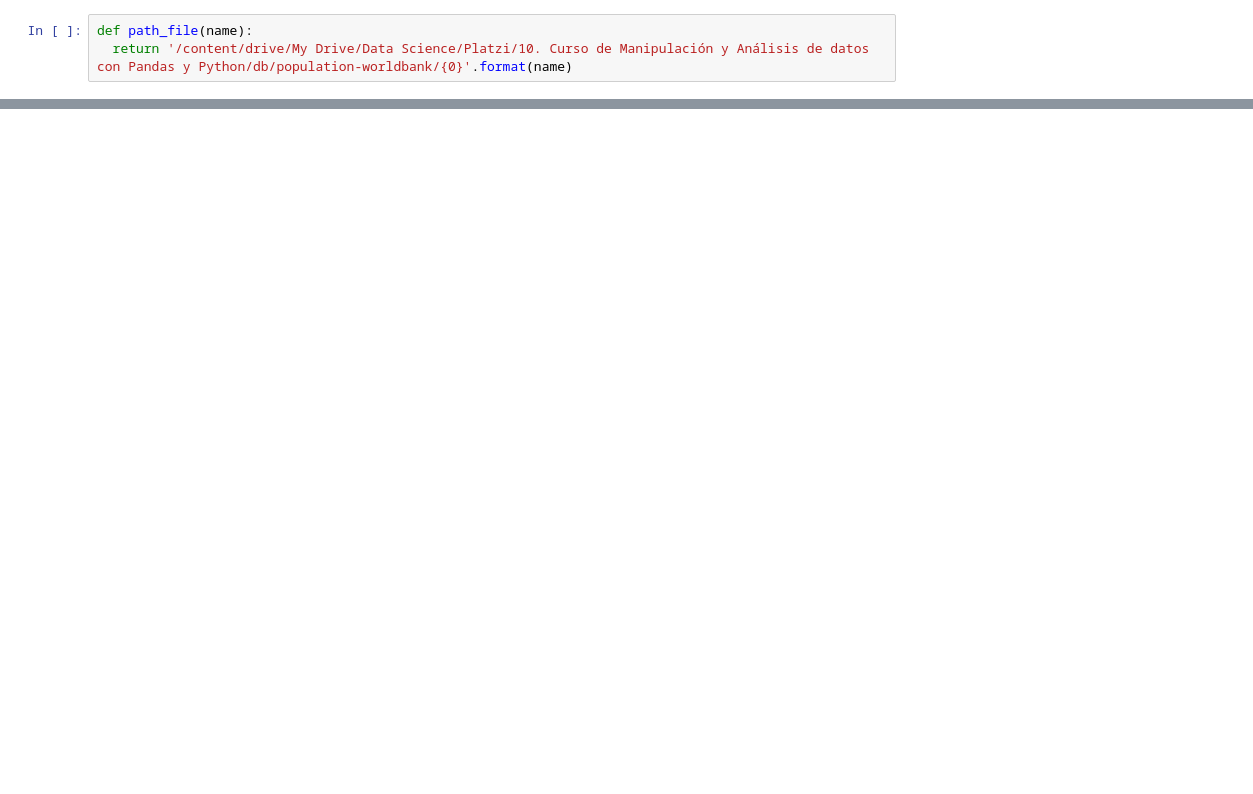
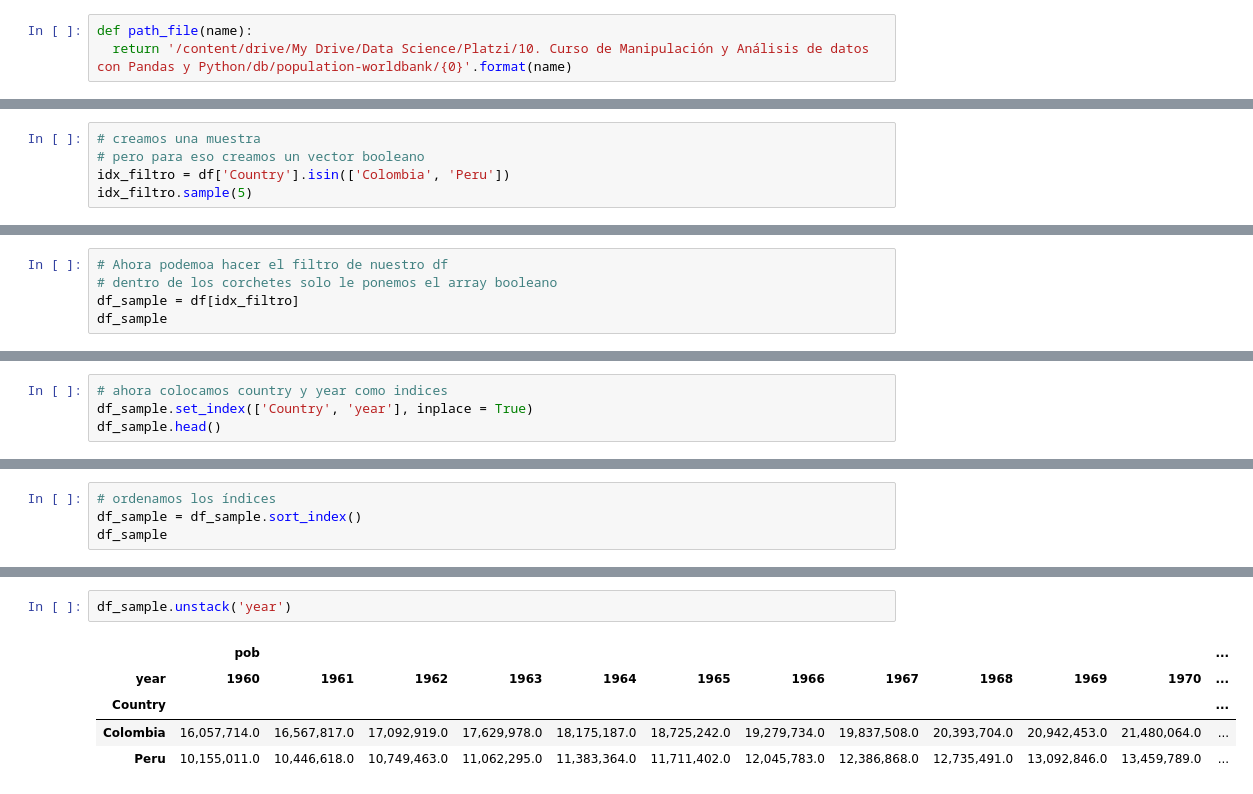
Before and after one commit to FernandoCallasaca/data_science_projects, a Jupyter notebook: 7_multi_index.ipynb, the cells around one changed output, grey strips where cells are left out. Saved outputs shown, nothing was run; the diff lists cells and outputs as text; blank space fills up the shorter version.

```diff
--- a/7_multi_index.ipynb
+++ b/7_multi_index.ipynb
@@ -43,0 +100,5 @@ df_pob.head()
+# %%
+# creamos una muestra
+# pero para eso creamos un vector booleano
+idx_filtro = df['Country'].isin(['Colombia', 'Peru'])
+idx_filtro.sample(5)
@@ -43,0 +112,5 @@ df_pob.head()
+# %%
+# Ahora podemoa hacer el filtro de nuestro df
+# dentro de los corchetes solo le ponemos el array booleano
+df_sample = df[idx_filtro]
+df_sample
@@ -43,0 +131,4 @@ df_pob.head()
+# %%
+# ahora colocamos country y year como indices
+df_sample.set_index(['Country', 'year'], inplace = True)
+df_sample.head()
@@ -43,0 +143,4 @@ df_pob.head()
+# %%
+# ordenamos los índices
+df_sample = df_sample.sort_index()
+df_sample
@@ -43,0 +261,8 @@ df_pob.head()
+# %%
+df_sample.unstack('year')
+# %% [output]
+|  | pob |  |  |  |  |  |  |  |  |  |  | ... |
+| year | 1960 | 1961 | 1962 | 1963 | 1964 | 1965 | 1966 | 1967 | 1968 | 1969 | 1970 | ... |
+| Country |  |  |  |  |  |  |  |  |  |  |  | ... |
+| Colombia | 16,057,714.0 | 16,567,817.0 | 17,092,919.0 | 17,629,978.0 | 18,175,187.0 | 18,725,242.0 | 19,279,734.0 | 19,837,508.0 | 20,393,704.0 | 20,942,453.0 | 21,480,064.0 | ... |
+| Peru | 10,155,011.0 | 10,446,618.0 | 10,749,463.0 | 11,062,295.0 | 11,383,364.0 | 11,711,402.0 | 12,045,783.0 | 12,386,868.0 | 12,735,491.0 | 13,092,846.0 | 13,459,789.0 | ... |
```
Also changed, not shown: parts of 26 cells of this notebook.
